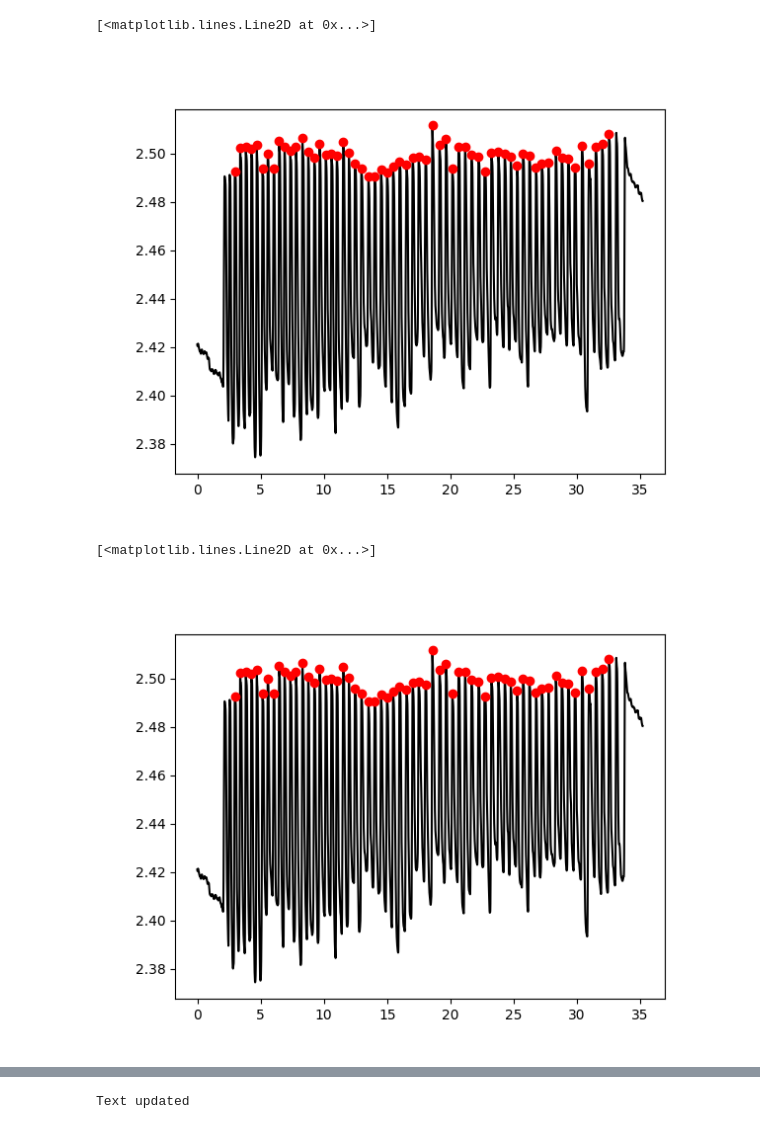
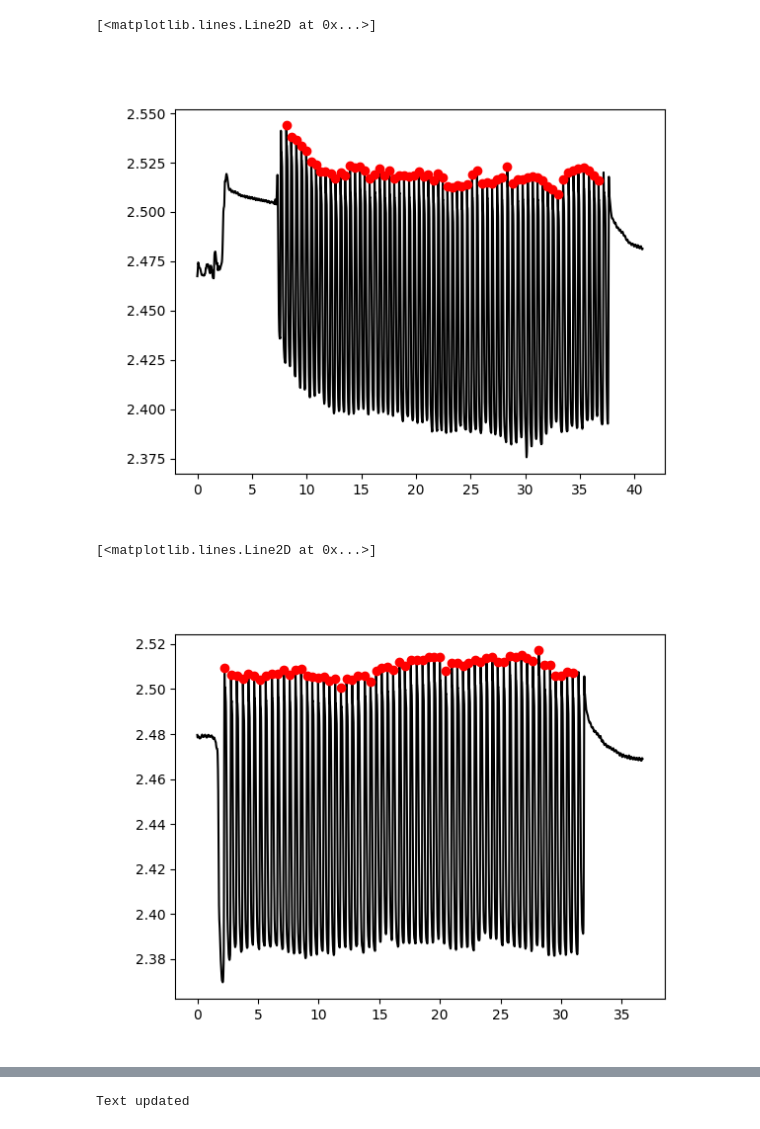
Before and after one commit to martinleguennec/Protocol_SMS_CrossCultural, a Jupyter notebook: notebooks/calculate_preferred_freq.ipynb, the cells around one changed output, grey strips where cells are left out. Drawn from its saved outputs; the diff is of its cells as text; code cells hidden in the pictures.

```diff
--- a/notebooks/calculate_preferred_freq.ipynb
+++ b/notebooks/calculate_preferred_freq.ipynb
@@ -19,6 +16,6 @@ from src.peak_detection import identify_peak_flexion
 # %%
 # Change the ID to the name of the participant you want to analyze
-ID = "02DERAIN"
+ID = "01MALEFR"
 participant = "01MALEFR"
 
 data_path = base_dir / "data"
@@ -26,28 +23,28 @@ IOI = []
 # %%
 # Peak identification for the first trial
 file_path_1 = data_path / ID / f"{ID}_Pref__1.csv"
 t, mov, sound = load_and_preprocess(file_path_1)
 stim_onset, stim_times, plateaus, frequencies, task_onset, task_offset = detect_stimuli(sound, task="pref")
 
 # PARAMETERS FOR PEAK DETECTION
 # =============================
 peak_threshold = 50  # Default: 50
 min_velocity_sum = 60  # Default: 60
 # =============================
 peaks = identify_peak_flexion(
-    mov, stim_onset, plateaus,
+    mov, stim_onset, plateaus, "pref",
     peak_threshold=peak_threshold, min_velocity_sum=min_velocity_sum
 )
 
 IOI_1 = np.diff(peaks)/5000
 IOI.extend([(IOI_val, 1) for IOI_val in IOI_1])
 
 plt.figure()
 plt.plot(t, mov, "k")
 plt.plot(t[peaks], mov[peaks], "ro")
 # %% [output]
 [<matplotlib.lines.Line2D at 0x...>]
-[figure, old version]
+[figure, new version]
 # %%
 # Peak identification for the second trial
 file_path_2 = data_path / ID / f"{ID}_Pref__2.csv"
@@ -60,7 +57,7 @@ peak_threshold = 50  # Default: 50
 min_velocity_sum = 60  # Default: 60
 # =============================
 peaks = identify_peak_flexion(
-    mov, stim_onset, plateaus,
+    mov, stim_onset, plateaus, "pref",
     peak_threshold=peak_threshold, min_velocity_sum=min_velocity_sum
 )
 
@@ -72,7 +69,7 @@ plt.plot(t, mov, "k")
 plt.plot(t[peaks], mov[peaks], "ro")
 # %% [output]
 [<matplotlib.lines.Line2D at 0x...>]
-[figure, old version]
+[figure, new version]
 # %%
 # Peak identification for the third trial
 file_path_3 = data_path / ID / f"{ID}_Pref__3.csv"
```
Also changed, not shown: parts of 7 cells of this notebook, 8 other files.
